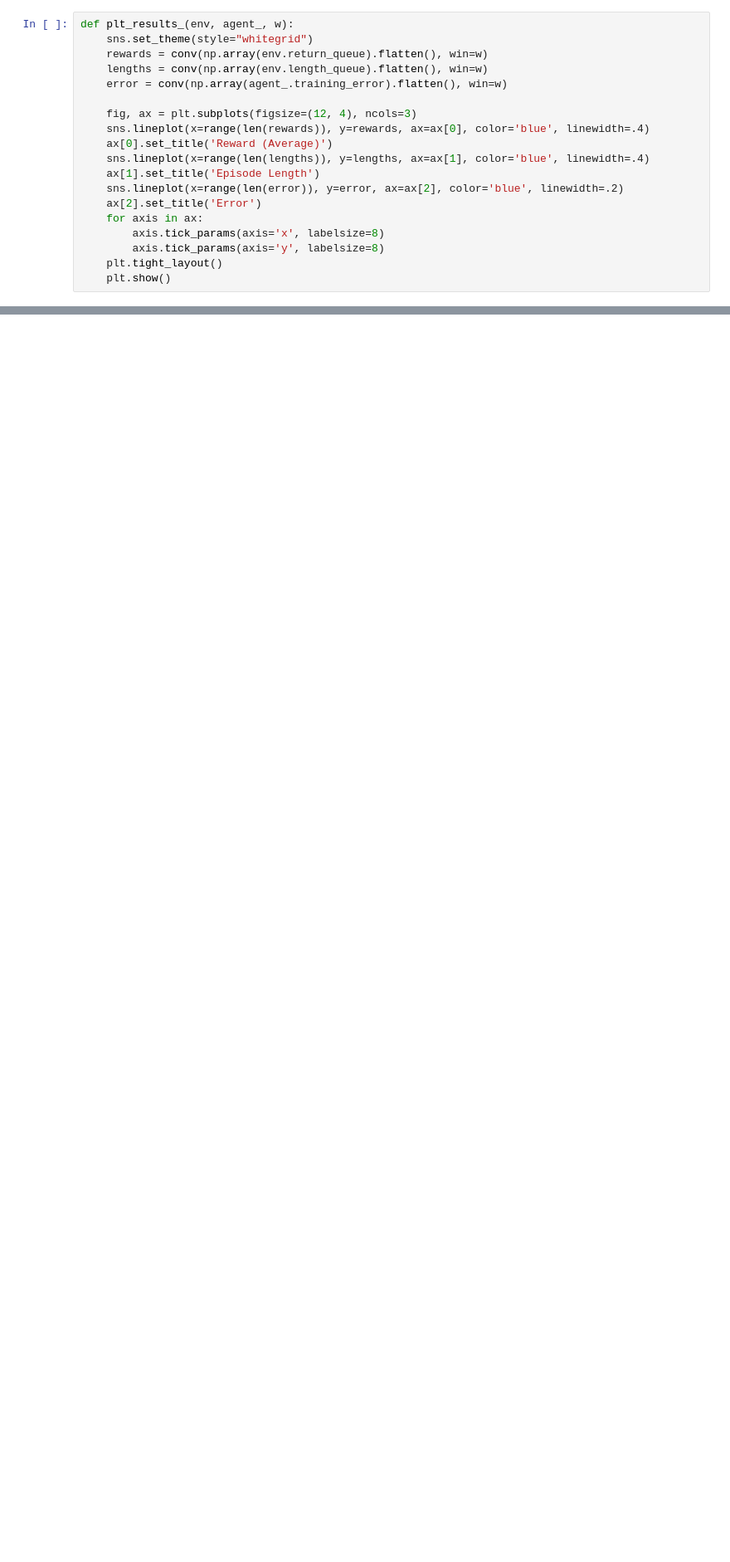
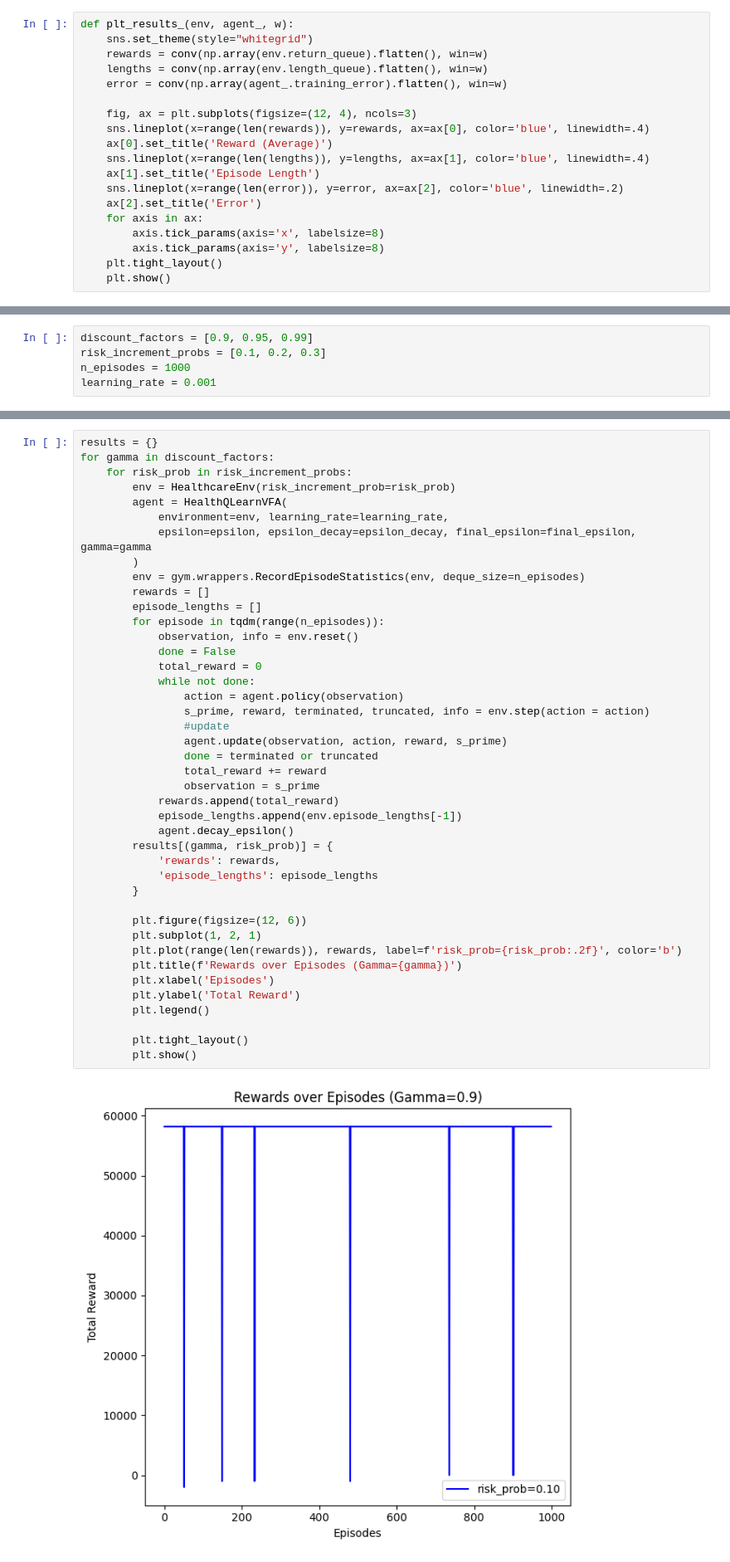
Before and after one commit to michaglia/RL-Healthcare, a Jupyter notebook: Analysis.ipynb, the cells around one changed output, grey strips where cells are left out. Shown: that part at 83% size. Cells and saved outputs as stored; diff of their text form; blank space fills up the shorter version.

```diff
--- a/Analysis.ipynb
+++ b/Analysis.ipynb
@@ -66,0 +71,5 @@ plt_results_(nenv, agent, 10)
+# %%
+discount_factors = [0.9, 0.95, 0.99]
+risk_increment_probs = [0.1, 0.2, 0.3]
+n_episodes = 1000
+learning_rate = 0.001
@@ -66,0 +78,44 @@ plt_results_(nenv, agent, 10)
+# %%
+results = {}
+for gamma in discount_factors:
+    for risk_prob in risk_increment_probs:
+        env = HealthcareEnv(risk_increment_prob=risk_prob)
+        agent = HealthQLearnVFA(
+            environment=env, learning_rate=learning_rate,
+            epsilon=epsilon, epsilon_decay=epsilon_decay, final_epsilon=final_epsilon, gamma=gamma
+        )
+        env = gym.wrappers.RecordEpisodeStatistics(env, deque_size=n_episodes)
+        rewards = []
+        episode_lengths = []
+        for episode in tqdm(range(n_episodes)):
+            observation, info = env.reset()
+            done = False
+            total_reward = 0
+            while not done:
+                action = agent.policy(observation)
+                s_prime, reward, terminated, truncated, info = env.step(action = action)
+                #update
+                agent.update(observation, action, reward, s_prime)
+                done = terminated or truncated
+                total_reward += reward
+                observation = s_prime
+            rewards.append(total_reward)
+            episode_lengths.append(env.episode_lengths[-1])
+            agent.decay_epsilon()
+        results[(gamma, risk_prob)] = {
+            'rewards': rewards,
+            'episode_lengths': episode_lengths
+        }
+
+        plt.figure(figsize=(12, 6))
+        plt.subplot(1, 2, 1)
+        plt.plot(range(len(rewards)), rewards, label=f'risk_prob={risk_prob:.2f}', color='b')
+        plt.title(f'Rewards over Episodes (Gamma={gamma})')
+        plt.xlabel('Episodes')
+        plt.ylabel('Total Reward')
+        plt.legend()
+
+        plt.tight_layout()
+        plt.show()
+# %% [output]
+[figure, added]
```
Also changed, not shown: parts of 14 cells of this notebook, 3 other files.
